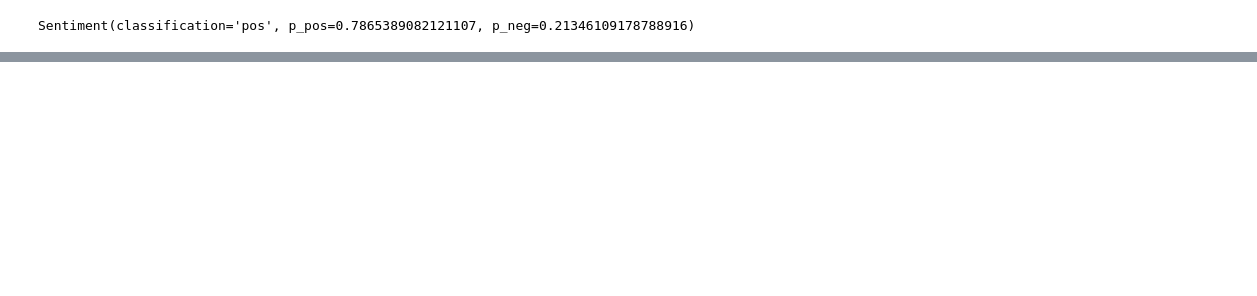
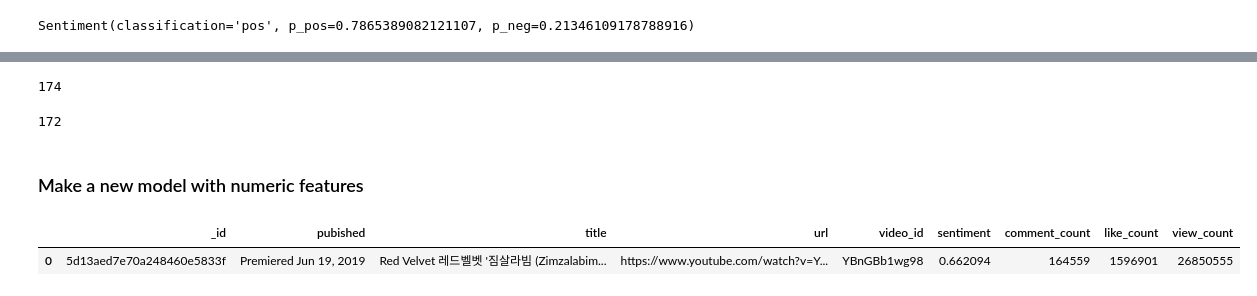
Before and after one commit to Teosoft7/hit_or_not, a Jupyter notebook: model/eda_nlp.ipynb, the cells around one changed output, grey strips where cells are left out. Drawn from its saved outputs; the diff is of its cells as text; code cells hidden in the pictures; blank space fills up the shorter version.

```diff
--- a/model/eda_nlp.ipynb
+++ b/model/eda_nlp.ipynb
@@ -164,0 +217,23 @@ Sentiment(classification='pos', p_pos=0.7865389082121107, p_neg=0.21346109178788
+# %%
+# Set NA to 0.5 (netual)
+comments_df['sentiment'].fillna(0.5, inplace=True)
+# %%
+sentiment_df = comments_df.groupby('video_id').mean()
+# %%
+temp_df = pd.merge(video_df, sentiment_df, on='video_id')
+len(temp_df)
+# %% [output]
+174
+# %%
+df = pd.merge(temp_df, view_count_df, on='title')
+# %%
+len(df)
+# %% [output]
+172
+# %% [markdown]
+### Make a new model with numeric features
+# %%
+df.head(1)
+# %% [output]
+|  | _id | pubished | title | url | video_id | sentiment | comment_count | like_count | view_count |
+| 0 | 5d13aed7e70a248460e5833f | Premiered Jun 19, 2019 | Red Velvet 레드벨벳 '짐살라빔 (Zimzalabim... | https://www.youtube.com/watch?v=Y... | YBnGBb1wg98 | 0.662094 | 164559 | 1596901 | 26850555 |
```
Also changed, not shown: parts of 27 cells of this notebook, 3 other files.
